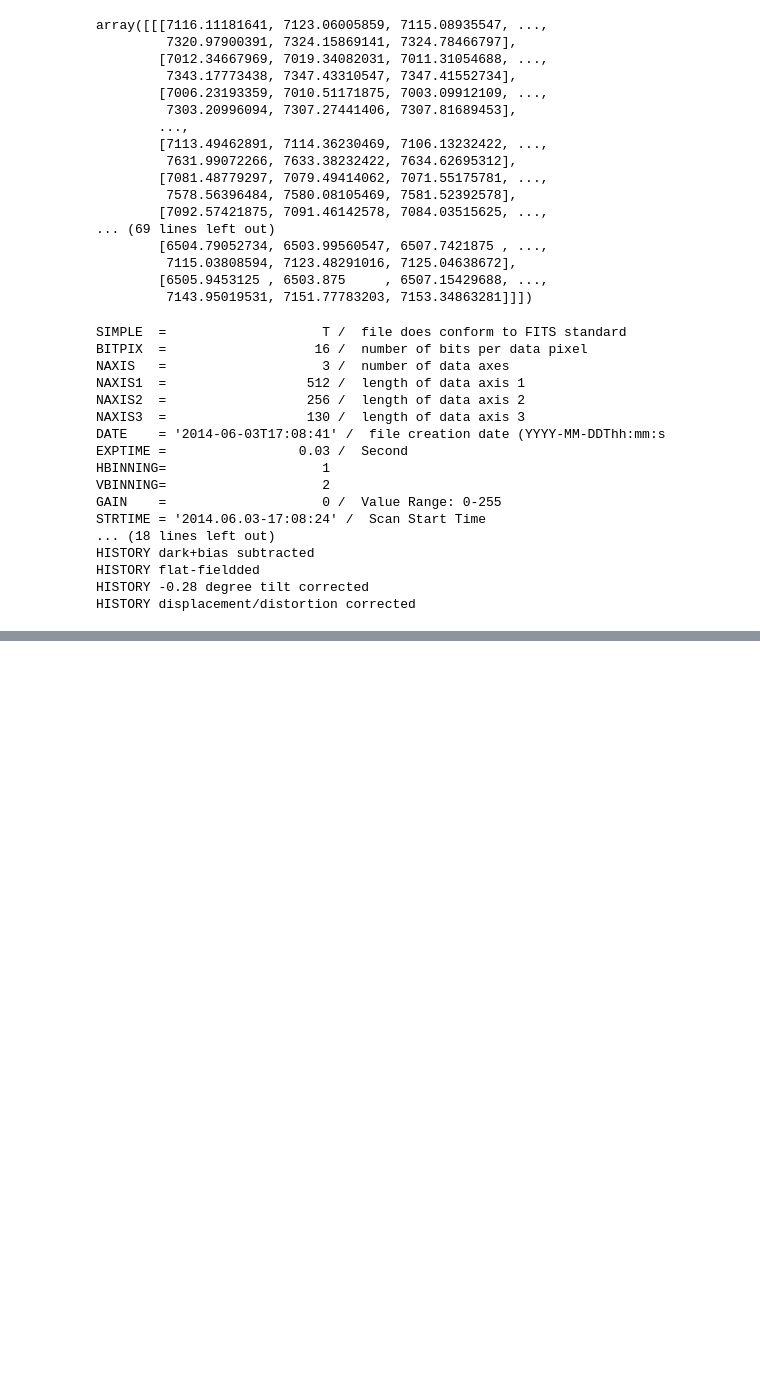
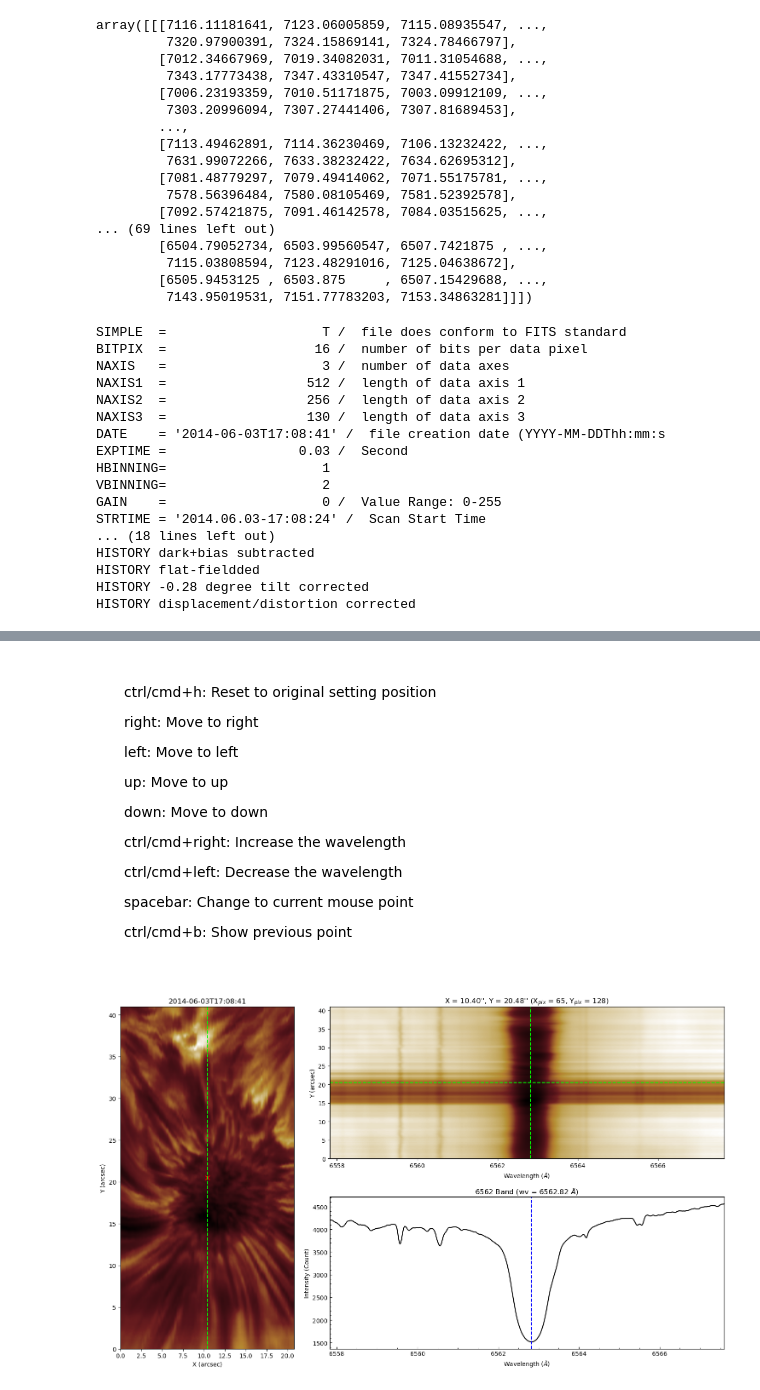
Before and after one commit to SNU-sunday/fisspy, a Jupyter notebook: docs/example/read_fiss_ex.ipynb, the cells around one changed output, grey strips where cells are left out. Drawn from its saved outputs; the diff is of its cells as text; code cells hidden in the pictures; blank space fills up the shorter version.

```diff
--- a/docs/example/read_fiss_ex.ipynb
+++ b/docs/example/read_fiss_ex.ipynb
@@ -77,0 +80,3 @@ HISTORY displacement/distortion corrected
+# %%
+fiss.wave = fiss.wvCalib(method='photo')
+print(fiss.wave[250-5:250+5])
@@ -91,0 +107,5 @@ ValueError: Input one of 'savgol' or 'gauss'
+# %%
+fiss.imshow()
+# %% [output]
+[figure, added]
+[figure, added]
```
Also changed, not shown: parts of 13 cells of this notebook, 8 other files.
